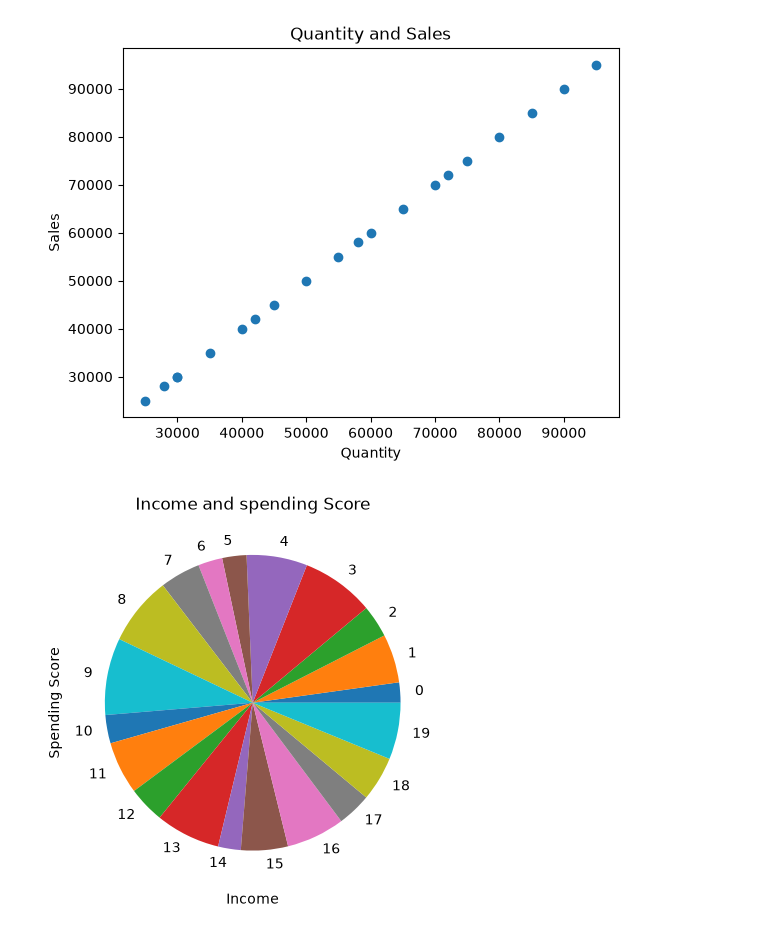
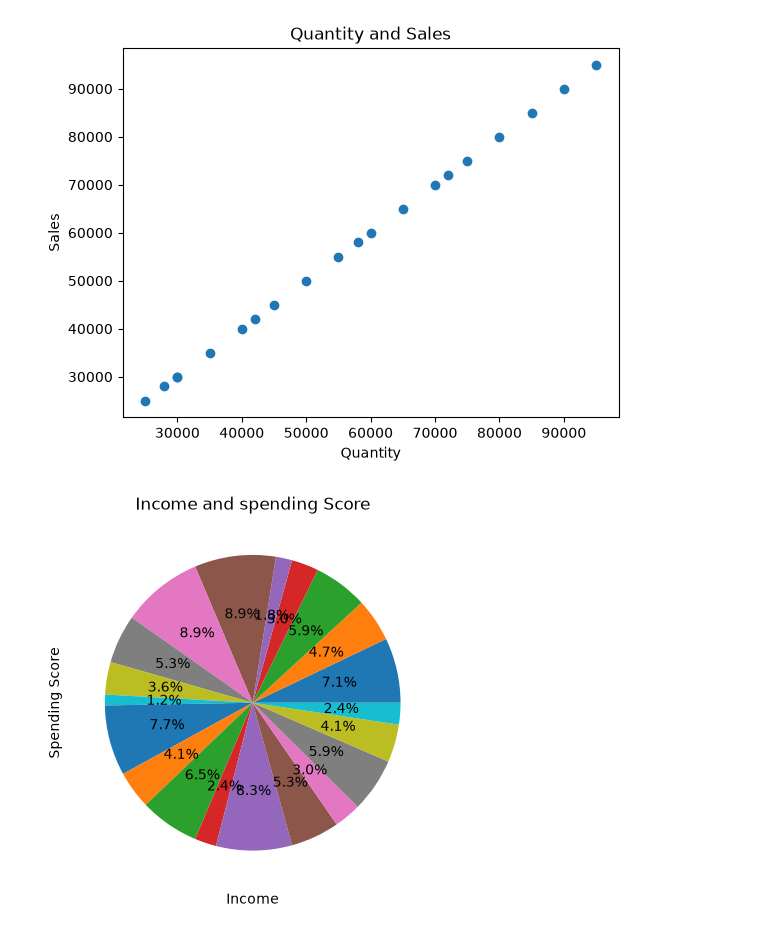
Before and after one commit to Gayathri1695/Customer-Segmentation-System, a Jupyter notebook: Data Visualization.ipynb, the cells around one changed output. Cells and saved outputs as stored; diff of their text form; code cells hidden in the pictures.

```diff
--- a/Data Visualization.ipynb
+++ b/Data Visualization.ipynb
@@ -151,10 +151,10 @@ plt.show()
 # %%
 #pie chart
 
-plt.pie(df["Annual_Income"], labels=df["Annual_Income"].index)
+plt.pie(df["Customer_Visits"],autopct='%1.1f%%')
 plt.title("Income and spending Score")
 plt.xlabel("Income")
 plt.ylabel("Spending Score")
 plt.show()
 # %% [output]
-[figure, old version]
+[figure, new version]
```
Also changed, not shown: parts of 1 cell of this notebook.
